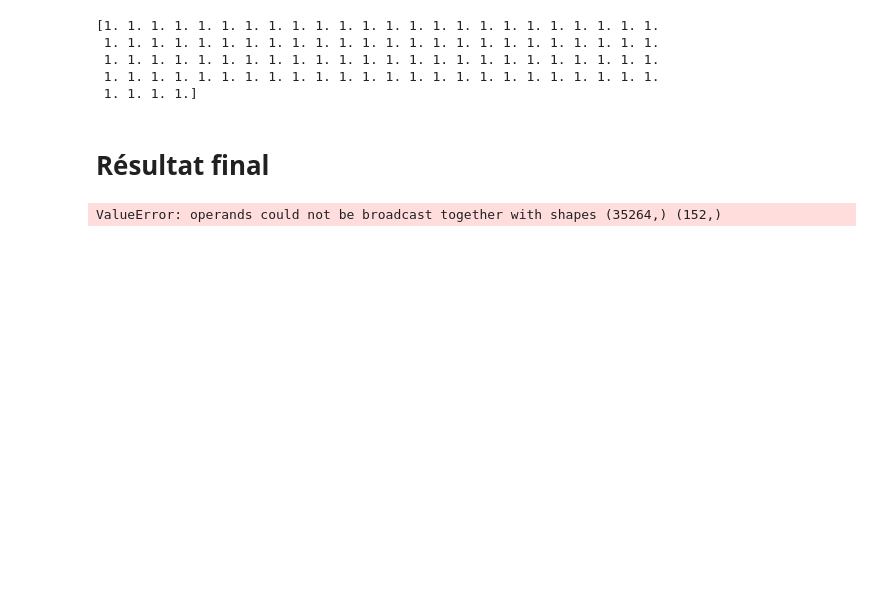
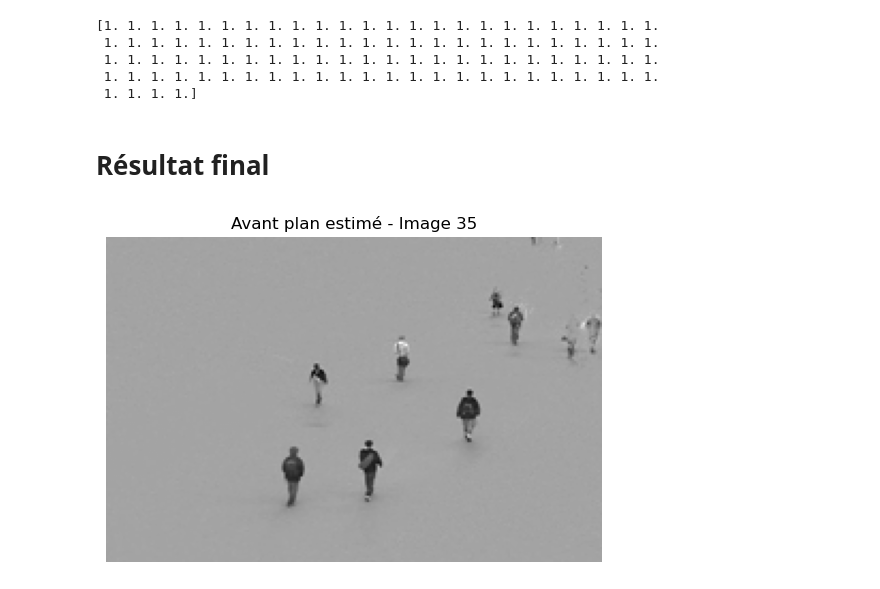
Before and after one commit to Rouxy42/Background-Removal-in-a-Video, a Jupyter notebook: codes/BackgroundRemoval.ipynb, the cells around one changed output. Cells and saved outputs as stored; diff of their text form; code cells hidden in the pictures; blank space fills up the shorter version.

```diff
--- a/codes/BackgroundRemoval.ipynb
+++ b/codes/BackgroundRemoval.ipynb
@@ -281,11 +281,12 @@ print(a_opt)
 # %% [markdown]
 # Résultat final
 # %%
-for i in range(1):
-    F = X[:,i] - b_opt[i]*a_opt.T[i]
-    plt.imshow(F, cmap='gray')
-    plt.title("Avant plan estimé")
-    plt.axis('off')
-    plt.show()
+i = 34
+F = X[:,i] - b_opt*a_opt[i]
+F_img = F.reshape((n, m)).T
+plt.imshow(1 - F_img, cmap='gray')
+plt.title(f"Avant plan estimé - Image {i+1}")
+plt.axis('off')
+plt.show()
 # %% [output]
-ValueError: operands could not be broadcast together with shapes (35264,) (152,)
+[figure, added]
```
Also changed, not shown: 4 other files.
